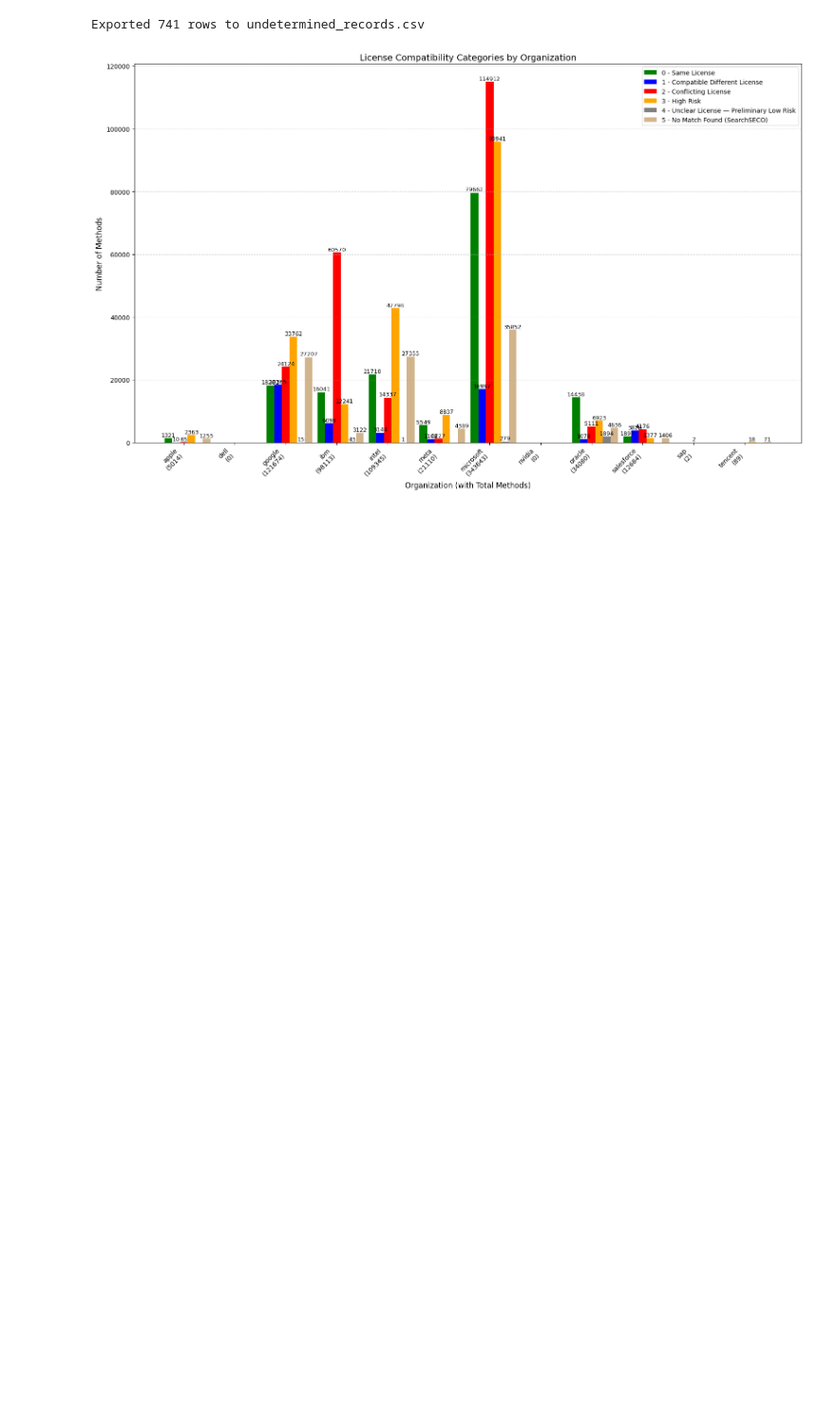
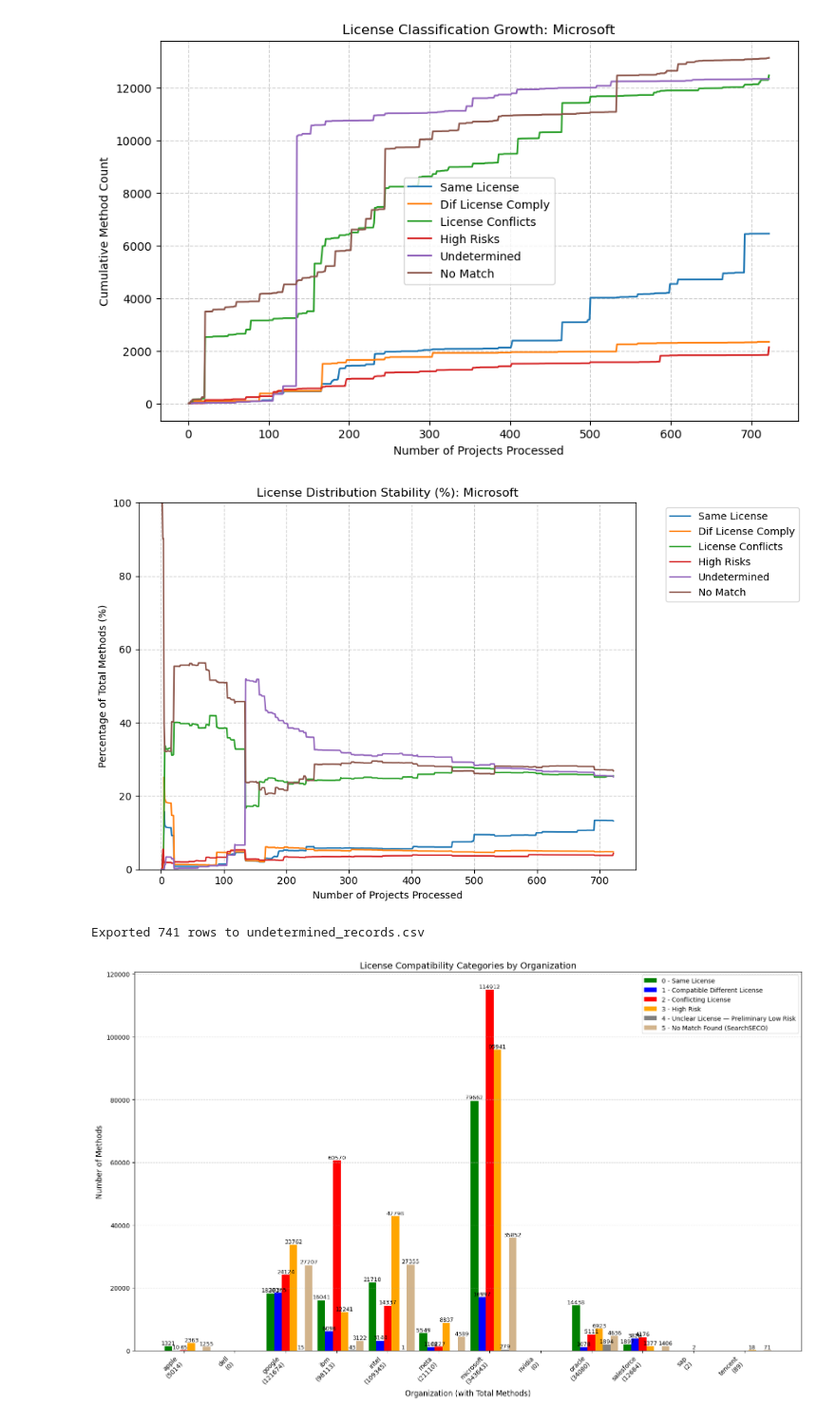
Before and after one commit to SecureSECO/searchSECO-miner, a Jupyter notebook: python_script/get_statistics_results.ipynb, the cells around one changed output. Shown at 95% size. Cells and saved outputs as stored; diff of their text form; code cells hidden in the pictures; blank space fills up the shorter version.

Commit message:
update on license complance classification

```diff
--- a/python_script/get_statistics_results.ipynb
+++ b/python_script/get_statistics_results.ipynb
@@ -83,3 +83,75 @@ count_stats(project_type=1, limit=10)
+# %%
+import pandas as pd
+import matplotlib.pyplot as plt
+from db_operations import get_db_conn
+
+def generate_organization_charts(org_name):
+    # 1. Database Connection (Update with your credentials)
+    conn = get_db_conn()
+
+    # 2. Query the data
+    # We order by processing_end_time to see how the "Debt" grows as projects are added
+    query = f"""
+    SELECT
+        same_license, dif_license_comply, license_conflicts,
+        high_risks, undetermined, no_match,
+        (same_license + dif_license_comply + license_conflicts +
+         high_risks + undetermined + no_match) as total_methods
+    FROM searchrepos
+    WHERE organization = '{org_name}'
+    AND has_picked = TRUE
+    ORDER BY processing_end_time ASC
+    """
+    df = pd.read_sql(query, conn)
+    #print(df)
+    conn.close()
+
+    # 3. Calculate Cumulative Totals
+    # This simulates the "Progression" charts previously shown
+    categories = [
+        'same_license', 'dif_license_comply', 'license_conflicts',
+        'high_risks', 'undetermined', 'no_match'
+    ]
+
+    cum_df = df.cumsum()
+    cum_df['project_count'] = range(1, len(cum_df) + 1)
+
+    # 4. Calculate Percentages for Stability Chart
+    pct_df = cum_df[categories].div(cum_df['total_methods'], axis=0) * 100
+
+    # --- CHART 1: Absolute Counts ---
+    plt.figure(figsize=(10, 6))
+    for cat in categories:
+        plt.plot(cum_df['project_count'], cum_df[cat], label=cat.replace('_', ' ').title())
+
+    plt.title(f'License Classification Growth: {org_name}')
+    plt.xlabel('Number of Projects Processed')
+    plt.ylabel('Cumulative Method Count')
+    plt.legend()
+    plt.grid(True, linestyle='--', alpha=0.6)
+    plt.savefig(f'{org_name}_counts.png')
+    plt.show()
+
+    # --- CHART 2: Percentage Stability ---
+    plt.figure(figsize=(10, 6))
+    for cat in categories:
+        plt.plot(cum_df['project_count'], pct_df[cat], label=cat.replace('_', ' ').title())
+
+    plt.title(f'License Distribution Stability (%): {org_name}')
+    plt.xlabel('Number of Projects Processed')
+    plt.ylabel('Percentage of Total Methods (%)')
+    plt.ylim(0, 100)
+    plt.legend(bbox_to_anchor=(1.05, 1), loc='upper left')
+    plt.grid(True, linestyle='--', alpha=0.6)
+    plt.tight_layout()
+    plt.savefig(f'{org_name}_stability.png')
+    plt.show()
+
+# Execute for Microsoft
+generate_organization_charts('Microsoft')
+# %% [output]
+[figure, added]
+[figure, added]
 # %%
 from db_operations import get_db_conn
 
```
Also changed, not shown: parts of 1 cell of this notebook, 7 other files.
